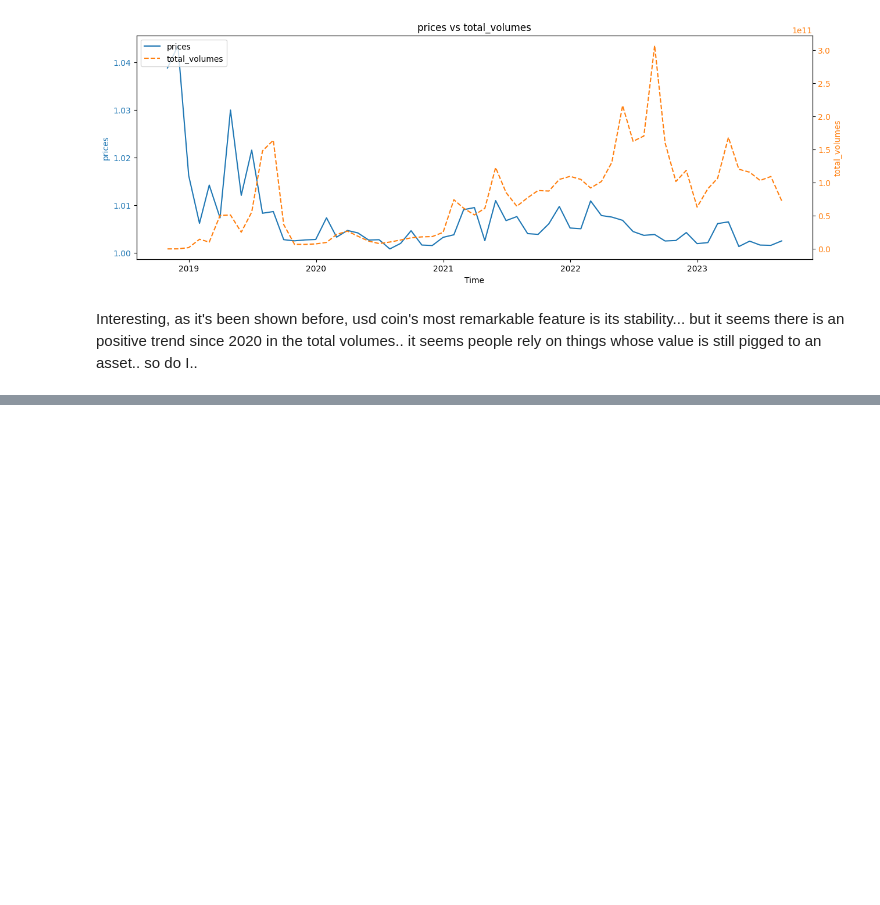
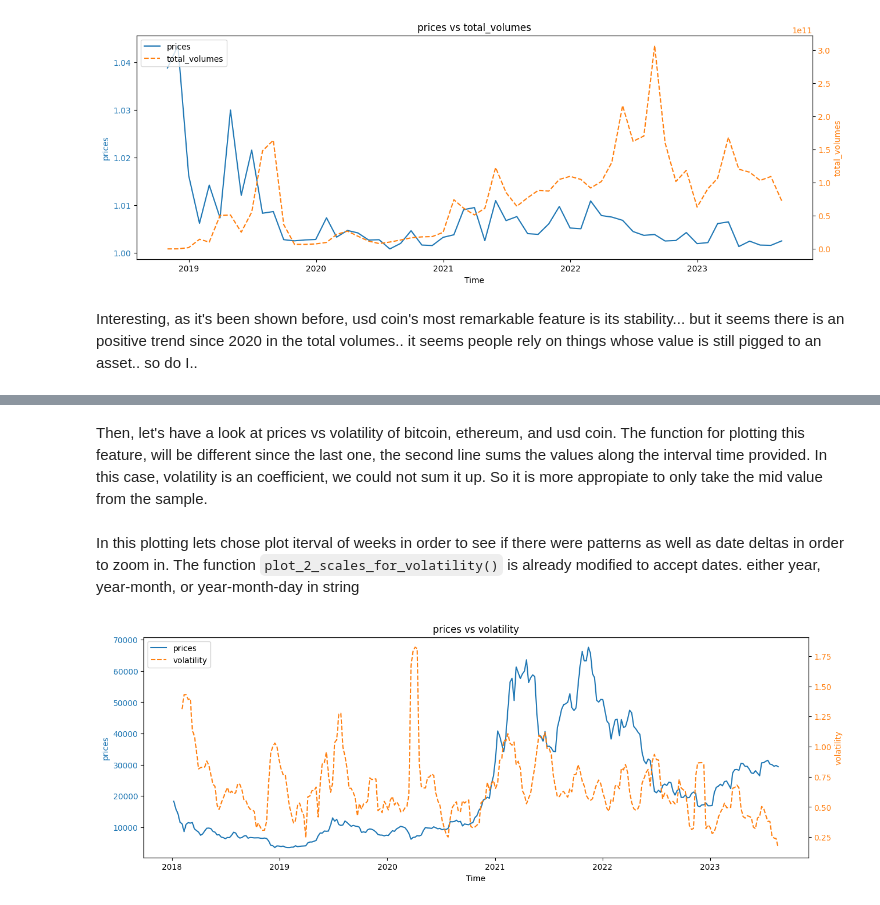
Before and after one commit to someonefrom93/PIDA_J_DIEGO, a Jupyter notebook: eda_gecko.ipynb, the cells around one changed output, grey strips where cells are left out. Drawn from its saved outputs; the diff is of its cells as text; code cells hidden in the pictures; blank space fills up the shorter version.

```diff
--- a/eda_gecko.ipynb
+++ b/eda_gecko.ipynb
@@ -657,0 +593,2 @@ KeyError: "None of [Index(['volatility'], dtype='object')] are in the [columns]"
+# %% [markdown]
+Then, let's have a look at prices vs volatility of bitcoin, ethereum, and usd coin. The function for plotting this feature, will be different since the last one, the second line sums the values along the interval time provided. In this case, volatility is an coefficient, we could not sum it up. So it is more appropiate to only take the mid value from the sample.
@@ -657,0 +662,6 @@ KeyError: "None of [Index(['volatility'], dtype='object')] are in the [columns]"
+# %% [markdown]
+In this plotting lets chose plot iterval of weeks in order to see if there were patterns as well as date deltas in order to zoom in. The function `plot_2_scales_for_volatility()` is already modified to accept dates. either year, year-month, or year-month-day in string
+# %%
+plot_2_scales_for_volatility(bitcoin_df, ["prices", "volatility"], "W")
+# %% [output]
+[figure, added]
```
Also changed, not shown: parts of 49 cells of this notebook.
